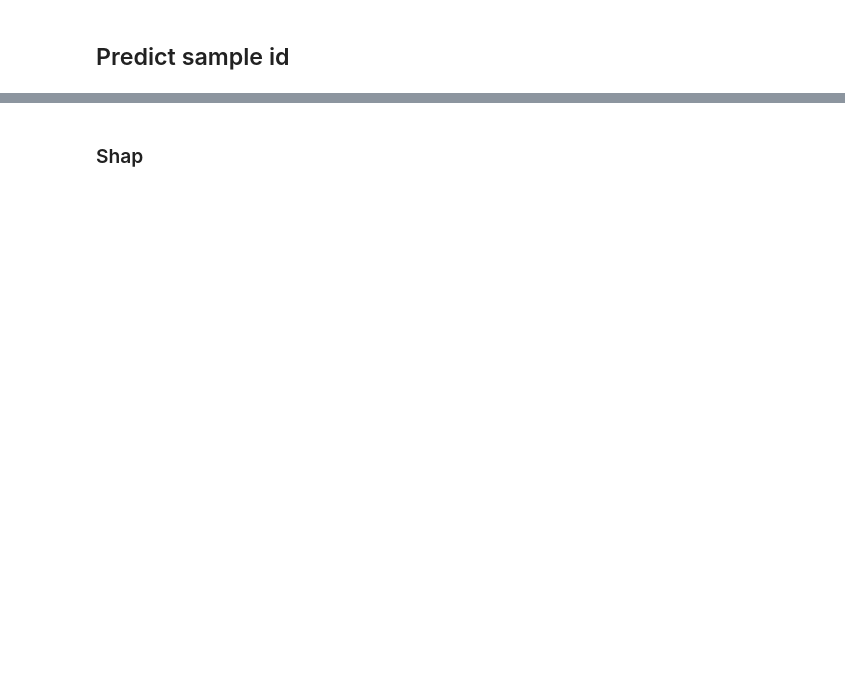
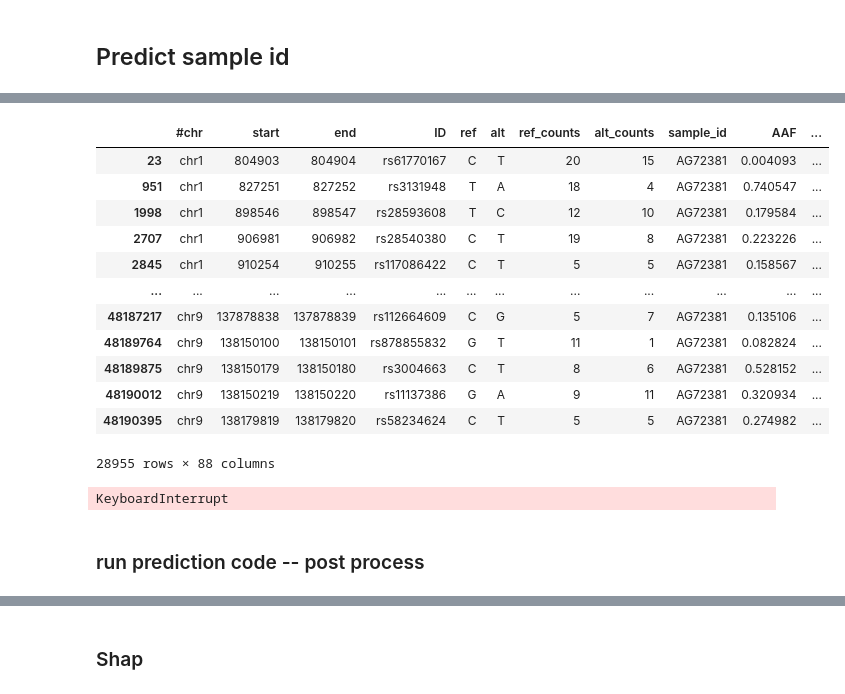
Before and after one commit to vierstralab/vinson, a Jupyter notebook: Predict_variants.ipynb, the cells around one changed output, grey strips where cells are left out. Saved outputs shown, nothing was run; the diff lists cells and outputs as text; code cells hidden in the pictures; blank space fills up the shorter version.

```diff
--- a/Predict_variants.ipynb
+++ b/Predict_variants.ipynb
@@ -484,4 +402,0 @@ from scipy.sparse import csc_matrix, csr_matrix, coo_matrix, lil_matrix, save_np
-# %%
-# #genotype_file = '/net/seq/data2/projects/sabramov/ENCODE4/dnase-wasp.v5/phasing/output/all_phased.bed.gz'
-# genotype_file = '/net/seq/data2/projects/mbrannon/all_phased.no_ambiguous.sorted.with_header.bgz'
-fasta_file = '/net/seq/data/genomes/human/GRCh38/noalts/GRCh38_no_alts.fa'
@@ -883,0 +517,14 @@ srun --partition=hpcg-test --mem=200G python /home/mbrannon/.local/src/vinson/pr
+# %%
+preds, targets = predict_variant_model(
+    model=model,
+    loader=loader,
+    device=device,
+)
+# %%
+# Map predictions back to dataframe
+sample_ids = var_oi["sample_id"].values
+
+var_oi["predicted_es"] = preds
+var_oi["lfc"] = targets
+
+var_plot_df = var_oi.copy()
@@ -883,0 +545,48 @@ srun --partition=hpcg-test --mem=200G python /home/mbrannon/.local/src/vinson/pr
+# %%
+sns.scatterplot(
+    data=var_plot_df,
+    x="logit_es",
+    y="predicted_es",
+    hue="group_id",
+    legend=False,
+    s=3,
+    linewidth=0
+)
+
+plt.axhline(0, linestyle="--", color="gray")
+plt.axvline(0, linestyle="--", color="gray")
+
+plt.xlim(-2, 2)
+plt.ylim(-2, 2)
+
+plt.xlabel("Observed logit ES")
+plt.ylabel("Predicted ES")
+
+plt.show()
+# %% [output]
+|  | #chr | start | end | ID | ref | alt | ref_counts | alt_counts | sample_id | AAF | ... |
+| 23 | chr1 | 804903 | 804904 | rs61770167 | C | T | 20 | 15 | AG72381 | 0.004093 | ... |
+| 951 | chr1 | 827251 | 827252 | rs3131948 | T | A | 18 | 4 | AG72381 | 0.740547 | ... |
+| 1998 | chr1 | 898546 | 898547 | rs28593608 | T | C | 12 | 10 | AG72381 | 0.179584 | ... |
+| 2707 | chr1 | 906981 | 906982 | rs28540380 | C | T | 19 | 8 | AG72381 | 0.223226 | ... |
+| 2845 | chr1 | 910254 | 910255 | rs117086422 | C | T | 5 | 5 | AG72381 | 0.158567 | ... |
+| ... | ... | ... | ... | ... | ... | ... | ... | ... | ... | ... | ... |
+| 48187217 | chr9 | 137878838 | 137878839 | rs112664609 | C | G | 5 | 7 | AG72381 | 0.135106 | ... |
+| 48189764 | chr9 | 138150100 | 138150101 | rs878855832 | G | T | 11 | 1 | AG72381 | 0.082824 | ... |
+| 48189875 | chr9 | 138150179 | 138150180 | rs3004663 | C | T | 8 | 6 | AG72381 | 0.528152 | ... |
+| 48190012 | chr9 | 138150219 | 138150220 | rs11137386 | G | A | 9 | 11 | AG72381 | 0.320934 | ... |
+| 48190395 | chr9 | 138179819 | 138179820 | rs58234624 | C | T | 5 | 5 | AG72381 | 0.274982 | ... |
+28955 rows × 88 columns
+# %%
+melt_df = var_plot_df.melt(
+    id_vars=[c for c in var_plot_df.columns if c not in ("predicted_es", "lfc")]
+).dropna(subset=["value", "group_id"])
+
+# Clean categorical levels
+melt_df["group_id"] = (
+    melt_df["group_id"]
+    .astype("category")
+    .cat.remove_unused_categories()
+)
+# %% [output]
+KeyboardInterrupt
@@ -883,0 +622,2 @@ srun --partition=hpcg-test --mem=200G python /home/mbrannon/.local/src/vinson/pr
+# %% [markdown]
+### run prediction code -- post process
```
Also changed, not shown: parts of 170 cells of this notebook, 17 other files.
